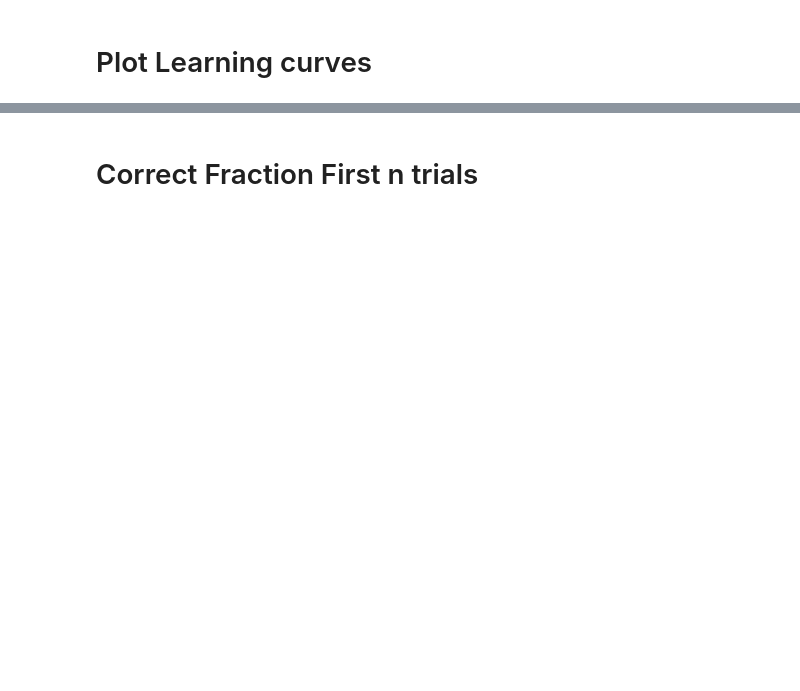
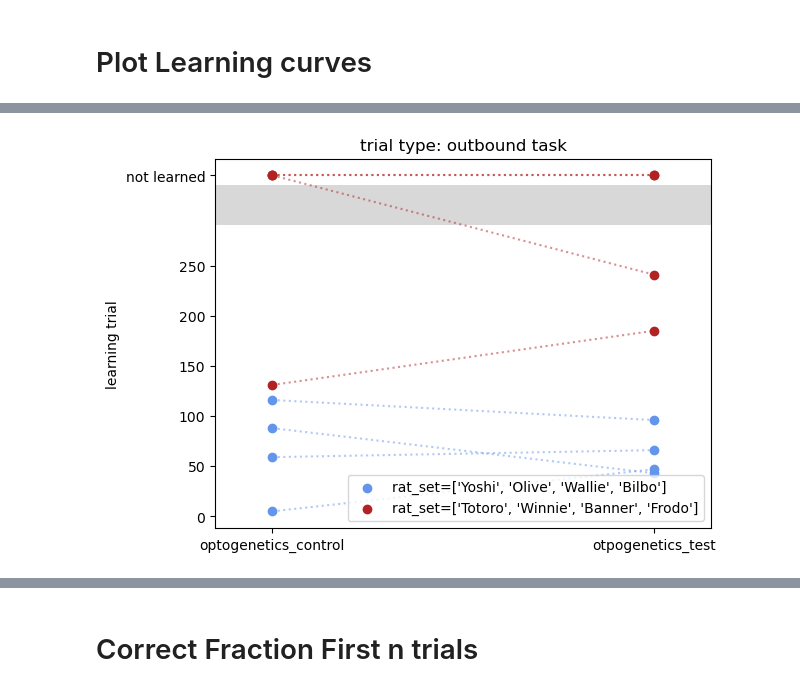
Before and after one commit to LorenFrankLab/ms_stim_analysis, a Jupyter notebook: Behavior/learning_curves.ipynb, the cells around one changed output, grey strips where cells are left out. Drawn from its saved outputs; the diff is of its cells as text; code cells hidden in the pictures; blank space fills up the shorter version.

```diff
--- a/Behavior/learning_curves.ipynb
+++ b/Behavior/learning_curves.ipynb
@@ -326,31 +342,35 @@ fig.savefig('20230724_wTrack_curves_separated_globalTrialCount_gap.svg')
 # %%
 trial_type = 'outbound'
-control_rats = ["Yoshi", "Olive", "Wallie"]
-opto_rats = ["Totoro", "Winnie", "Banner"]
+control_rats = ["Yoshi", "Olive", "Wallie","Bilbo"]
+opto_rats = ["Totoro", "Winnie", "Banner","Frodo"]
 set_nan = 340
 df_ = pll_df[(pll_df['trial_type']==trial_type)].copy()
 
 included_nan = False
 for rat_set, color in zip([control_rats, opto_rats],['cornflowerblue','firebrick']):
+    label = f'{rat_set=}'
     for rat_name in rat_set:
         lt_test = df_[(df_['optogenetic_type']=='test') & (df_['rat_name']==rat_name)]['learning_trial']
         lt_control = df_[(df_['optogenetic_type']=='control') & (df_['rat_name']==rat_name)]['learning_trial']
         if any(np.isnan([lt_test,lt_control])):# or np.isnan(lt_control):
             included_nan = True
         lt_test = np.nan_to_num(lt_test,nan=set_nan)
         lt_control = np.nan_to_num(lt_control,nan=set_nan)
-        plt.scatter([0,1],[lt_control,lt_test,], color=color,label=f'{rat_set=}')
+        plt.scatter([0,1],[lt_control,lt_test,], color=color,label=label)
         plt.plot([0,1],[lt_control,lt_test,], color=color,ls=':', alpha=.5)
+        label = None
 
 plt.legend()
 plt.xticks([0,1],labels=['optogenetics_control','otpogenetics_test'])
 plt.ylabel('learning trial')
 plt.title(f'trial type: {trial_type} task')
 plt.xlim(-.15,1.15)
 if included_nan:
     plt.fill_between([-1,2],[set_nan-10,set_nan-10],[set_nan-50,set_nan-50],facecolor='grey',alpha = .3)
     yticks = np.append(np.arange(0,251,50),[set_nan])
     yticks_labels = list(yticks.copy())
     yticks_labels[-1] = 'not learned'
 
     plt.yticks(yticks,labels=yticks_labels)
+# %% [output]
+[figure, added]
```
Also changed, not shown: parts of 8 cells of this notebook.
